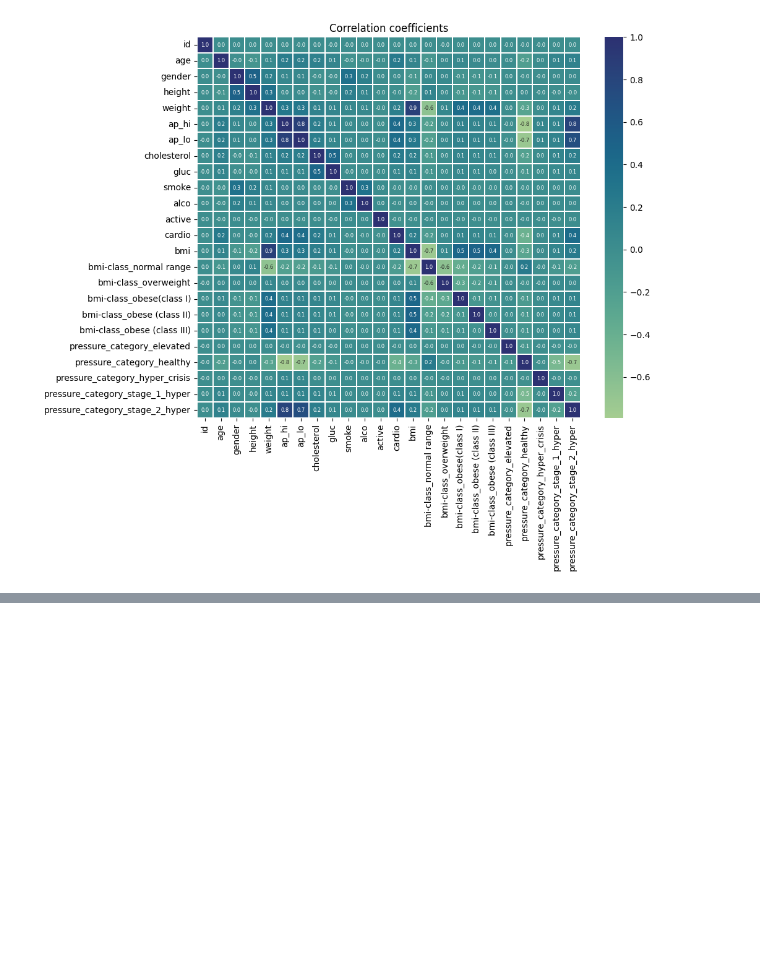
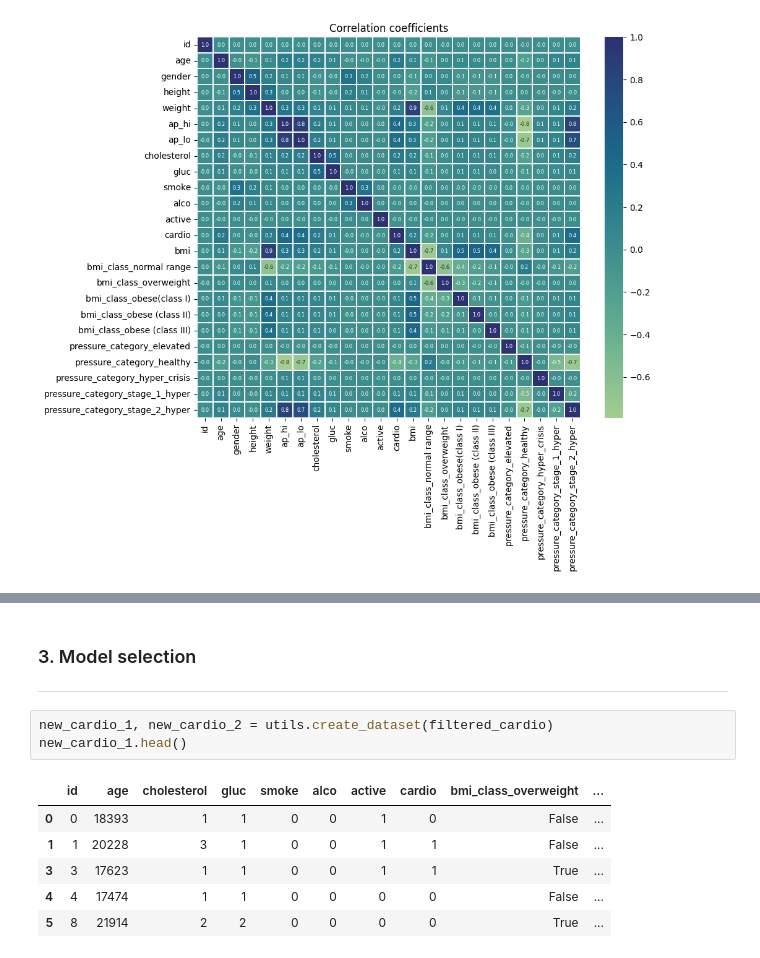
Before and after one commit to KatjaParak/Machine-learning, a Jupyter notebook: report.ipynb, the cells around one changed output, grey strips where cells are left out. Drawn from its saved outputs; the diff is of its cells as text; blank space fills up the shorter version.

```diff
--- a/report.ipynb
+++ b/report.ipynb
@@ -140,0 +159,13 @@ new_cardio_2 = pd.get_dummies(new_cardio_2, columns=['gender'],drop_first=True)
+# %% [markdown]
+### 3. Model selection
+-------------------------------------------------------------------------------------------------------------------------------------------------------------
+# %%
+new_cardio_1, new_cardio_2 = utils.create_dataset(filtered_cardio)
+new_cardio_1.head()
+# %% [output]
+|  | id | age | cholesterol | gluc | smoke | alco | active | cardio | bmi_class_overweight | ... |
+| 0 | 0 | 18393 | 1 | 1 | 0 | 0 | 1 | 0 | False | ... |
+| 1 | 1 | 20228 | 3 | 1 | 0 | 0 | 1 | 1 | False | ... |
+| 3 | 3 | 17623 | 1 | 1 | 0 | 0 | 1 | 1 | True | ... |
+| 4 | 4 | 17474 | 1 | 1 | 0 | 0 | 0 | 0 | False | ... |
+| 5 | 8 | 21914 | 2 | 2 | 0 | 0 | 0 | 0 | True | ... |
```
Also changed, not shown: parts of 13 cells of this notebook.
